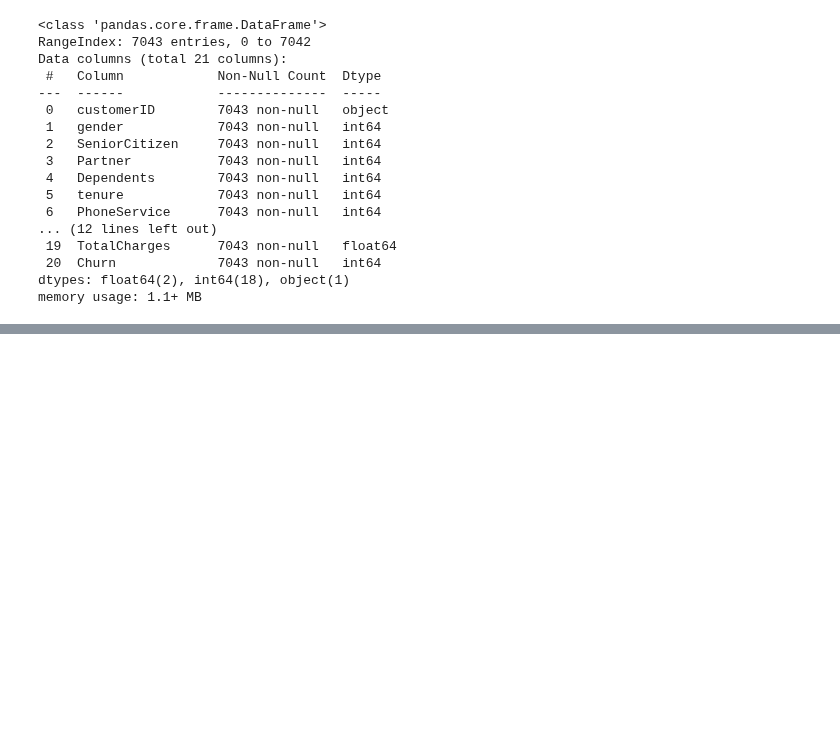
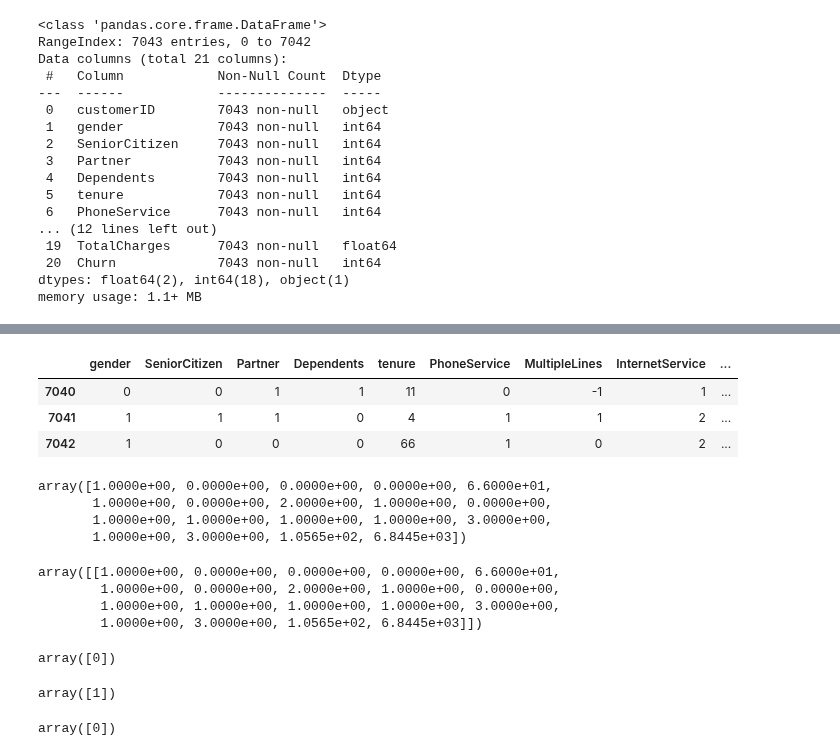
Before and after one commit to yuchild/erik_interviewqs, a Jupyter notebook: avg_lifetime_value_of_customers.ipynb, the cells around one changed output, grey strips where cells are left out. Drawn from its saved outputs; the diff is of its cells as text; code cells hidden in the pictures; blank space fills up the shorter version.

Commit message:
Updated 2021-10-29 Life Time Value

```diff
--- a/avg_lifetime_value_of_customers.ipynb
+++ b/avg_lifetime_value_of_customers.ipynb
@@ -466,0 +539,33 @@ memory usage: 1.1+ MB
+# %%
+df.tail(3)
+# %% [output]
+|  | gender | SeniorCitizen | Partner | Dependents | tenure | PhoneService | MultipleLines | InternetService | ... |
+| 7040 | 0 | 0 | 1 | 1 | 11 | 0 | -1 | 1 | ... |
+| 7041 | 1 | 1 | 1 | 0 | 4 | 1 | 1 | 2 | ... |
+| 7042 | 1 | 0 | 0 | 0 | 66 | 1 | 0 | 2 | ... |
+# %%
+X_test.iloc[-1].values
+# %% [output]
+array([1.0000e+00, 0.0000e+00, 0.0000e+00, 0.0000e+00, 6.6000e+01,
+       1.0000e+00, 0.0000e+00, 2.0000e+00, 1.0000e+00, 0.0000e+00,
+       1.0000e+00, 1.0000e+00, 1.0000e+00, 1.0000e+00, 3.0000e+00,
+       1.0000e+00, 3.0000e+00, 1.0565e+02, 6.8445e+03])
+# %%
+X_test.iloc[-1].values.reshape(1,-1)
+# %% [output]
+array([[1.0000e+00, 0.0000e+00, 0.0000e+00, 0.0000e+00, 6.6000e+01,
+        1.0000e+00, 0.0000e+00, 2.0000e+00, 1.0000e+00, 0.0000e+00,
+        1.0000e+00, 1.0000e+00, 1.0000e+00, 1.0000e+00, 3.0000e+00,
+        1.0000e+00, 3.0000e+00, 1.0565e+02, 6.8445e+03]])
+# %%
+rfc.predict(X_test.iloc[-1].values.reshape(1,-1))
+# %% [output]
+array([0])
+# %%
+rfc.predict(X_test.iloc[-2].values.reshape(1,-1))
+# %% [output]
+array([1])
+# %%
+rfc.predict(X_test.iloc[-3].values.reshape(1,-1))
+# %% [output]
+array([0])
```
Also changed, not shown: parts of 22 cells of this notebook.
